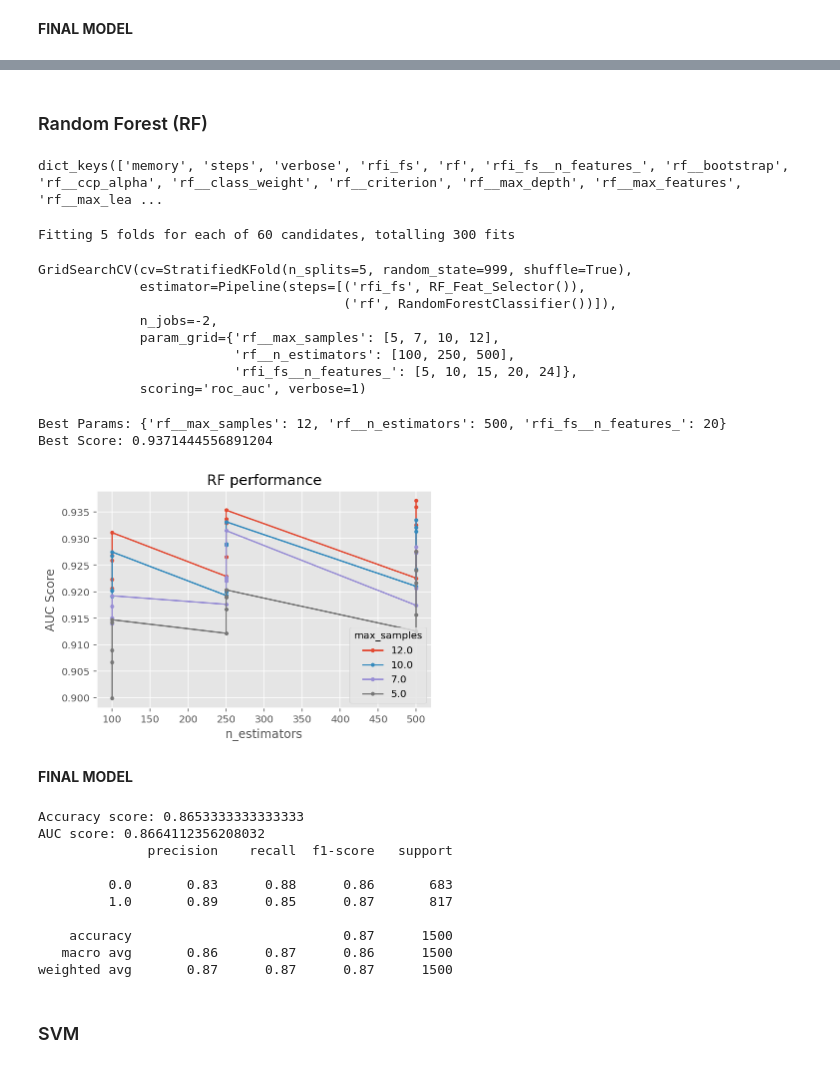
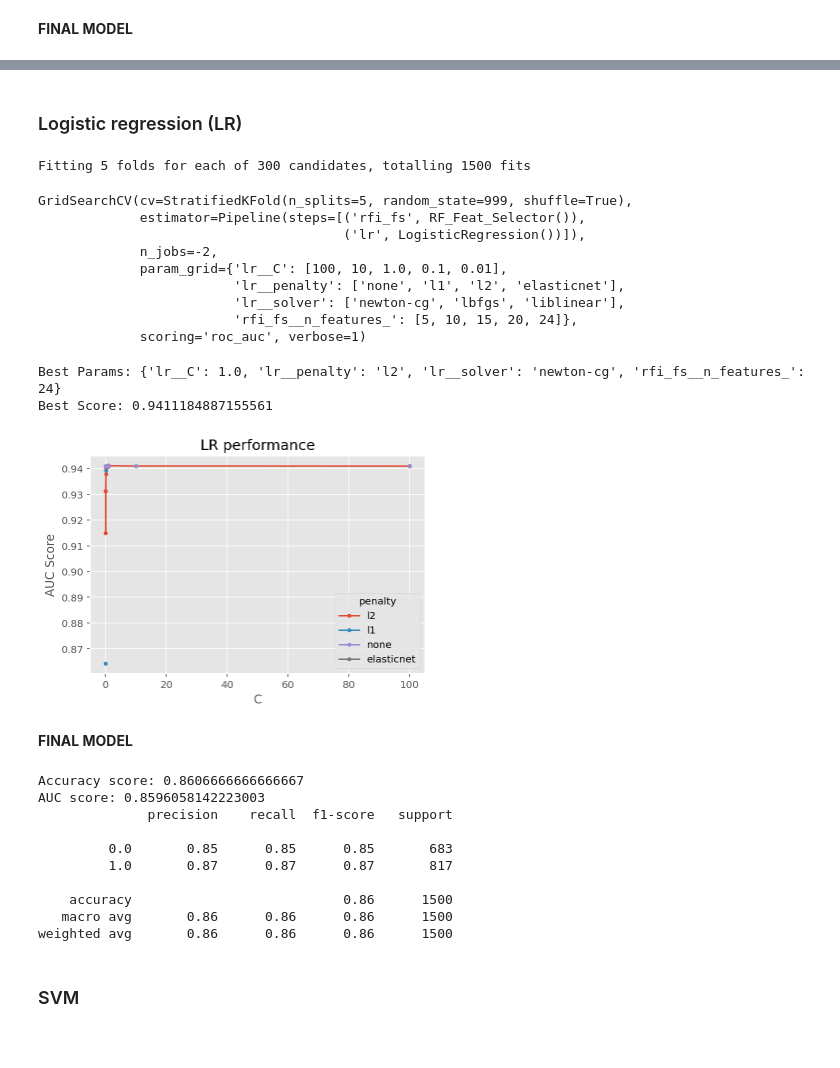
Before and after one commit to Mattjben/Passeneger-satisfaction-machine-learning, a Jupyter notebook: Phase_2_Airplane.ipynb, the cells around one changed output, grey strips where cells are left out. Drawn from its saved outputs; the diff is of its cells as text; code cells hidden in the pictures.

```diff
--- a/Phase_2_Airplane.ipynb
+++ b/Phase_2_Airplane.ipynb
@@ -655,3 +653,3 @@ weighted avg       0.88      0.88      0.88      1500
-# %% [markdown]
-### Random Forest (RF)
+# %% [markdown]
+### Logistic regression (LR)
 # %%
@@ -679,46 +671,43 @@ gs_pipe_RF = GridSearchCV(estimator=pipe_RF,
                           n_jobs=-2,
                           scoring='roc_auc',
                           verbose=1)
-# %%
-pipe_RF.get_params().keys()
-# %% [output]
-dict_keys(['memory', 'steps', 'verbose', 'rfi_fs', 'rf', 'rfi_fs__n_features_', 'rf__bootstrap', 'rf__ccp_alpha', 'rf__class_weight', 'rf__criterion', 'rf__max_depth', 'rf__max_features', 'rf__max_lea ...
 # %%
-gs_pipe_RF.fit(d_train, t_train)
+gs_pipe_LR.fit(d_train, t_train)
 # %% [output]
-Fitting 5 folds for each of 60 candidates, totalling 300 fits
+Fitting 5 folds for each of 300 candidates, totalling 1500 fits
 GridSearchCV(cv=StratifiedKFold(n_splits=5, random_state=999, shuffle=True),
              estimator=Pipeline(steps=[('rfi_fs', RF_Feat_Selector()),
-                                       ('rf', RandomForestClassifier())]),
+                                       ('lr', LogisticRegression())]),
              n_jobs=-2,
-             param_grid={'rf__max_samples': [5, 7, 10, 12],
-                         'rf__n_estimators': [100, 250, 500],
+             param_grid={'lr__C': [100, 10, 1.0, 0.1, 0.01],
+                         'lr__penalty': ['none', 'l1', 'l2', 'elasticnet'],
+                         'lr__solver': ['newton-cg', 'lbfgs', 'liblinear'],
                          'rfi_fs__n_features_': [5, 10, 15, 20, 24]},
              scoring='roc_auc', verbose=1)
 # %%
-print(f'Best Params: {gs_pipe_RF.best_params_}')
-print(f'Best Score: {gs_pipe_RF.best_score_}')
-results_RF = get_search_results(gs_pipe_RF)
-results_RF_5_features = results_RF[results_DT['rfi_fs__n_features_'] == 20.0]
+print(f'Best Params: {gs_pipe_LR.best_params_}')
+print(f'Best Score: {gs_pipe_LR.best_score_}')
+results_LR = get_search_results(gs_pipe_LR)
+results_LR = results_LR[results_LR['rfi_fs__n_features_'] == 24.0]
 
-for i in results_RF['rf__max_samples'].unique():
+for i in results_LR['lr__penalty'].unique():
 
-   temp = results_RF[results_RF['rf__max_samples'] == i]
-   lists = sorted(zip(*[temp['rf__n_estimators'], temp['mean_score']]))
+   temp = results_LR[results_LR['lr__penalty'] == i]
+   lists = sorted(zip(*[temp['lr__C'], temp['mean_score']]))
    new_x, new_y = list(zip(*lists))
    plt.plot(new_x, new_y, marker = '.', label = i)
 
 
 
-plt.legend(title = "max_samples")
-plt.xlabel('n_estimators')
+plt.legend(title = "penalty")
+plt.xlabel('C')
 plt.ylabel("AUC Score")
-plt.title("RF performance")
+plt.title("LR performance")
 plt.show()
 # %% [output]
-Best Params: {'rf__max_samples': 12, 'rf__n_estimators': 500, 'rfi_fs__n_features_': 20}
-Best Score: 0.9371444556891204
+Best Params: {'lr__C': 1.0, 'lr__penalty': 'l2', 'lr__solver': 'newton-cg', 'rfi_fs__n_features_': 24}
+Best Score: 0.9411184887155561
-[figure, old version]
+[figure, new version]
 # %% [markdown]
 **FINAL MODEL**
 # %%
@@ -726,25 +715,25 @@ from sklearn.metrics import classification_report, accuracy_score , roc_auc_scor
 d_train_final = d_train[:, np.r_[fs_indices_rfi[0:24]]]
 d_test_final = d_test[:, np.r_[fs_indices_rfi[0:24]]]
 np.random.seed(999)
-RF_classifier =  RandomForestClassifier(n_estimators=500,max_samples=12)
-RF_classifier.fit(d_train_final, t_train)
-y_predict = RF_classifier.predict(d_test_final)
+LR_classifier = LogisticRegression(C=1,penalty='l2',solver='newton-cg')
+LR_classifier.fit(d_train_final, t_train)
+y_predict = LR_classifier.predict(d_test_final)
 
 
 print('Accuracy score:',accuracy_score(t_test,y_predict))
 print('AUC score:',roc_auc_score(t_test,y_predict))
 print(classification_report(t_test,y_predict))
 # %% [output]
-Accuracy score: 0.8653333333333333
-AUC score: 0.8664112356208032
+Accuracy score: 0.8606666666666667
+AUC score: 0.8596058142223003
               precision    recall  f1-score   support
 
-         0.0       0.83      0.88      0.86       683
-         1.0       0.89      0.85      0.87       817
+         0.0       0.85      0.85      0.85       683
+         1.0       0.87      0.87      0.87       817
 
-    accuracy                           0.87      1500
-   macro avg       0.86      0.87      0.86      1500
-weighted avg       0.87      0.87      0.87      1500
+    accuracy                           0.86      1500
+   macro avg       0.86      0.86      0.86      1500
+weighted avg       0.86      0.86      0.86      1500
 # %% [markdown]
 ### SVM
 # %%
```
Also changed, not shown: parts of 32 cells of this notebook.
